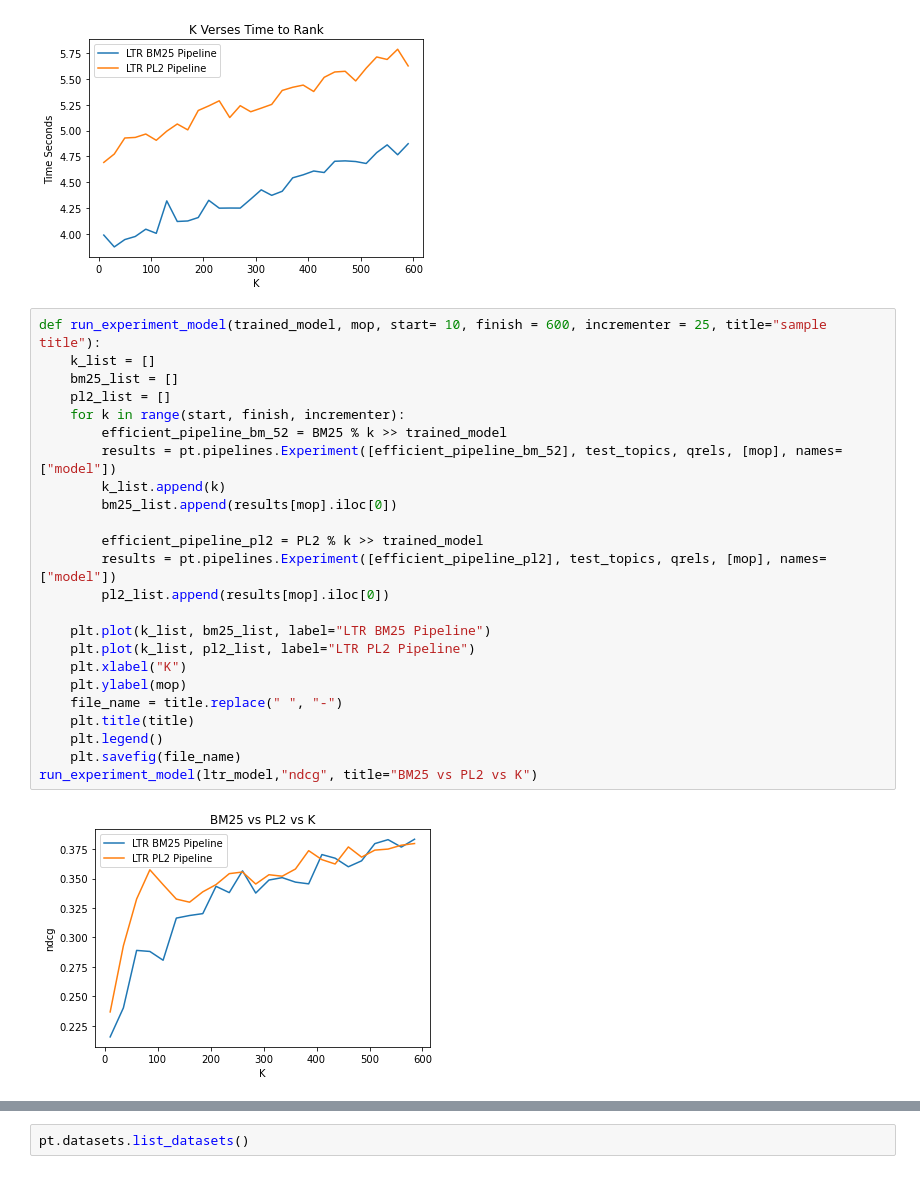
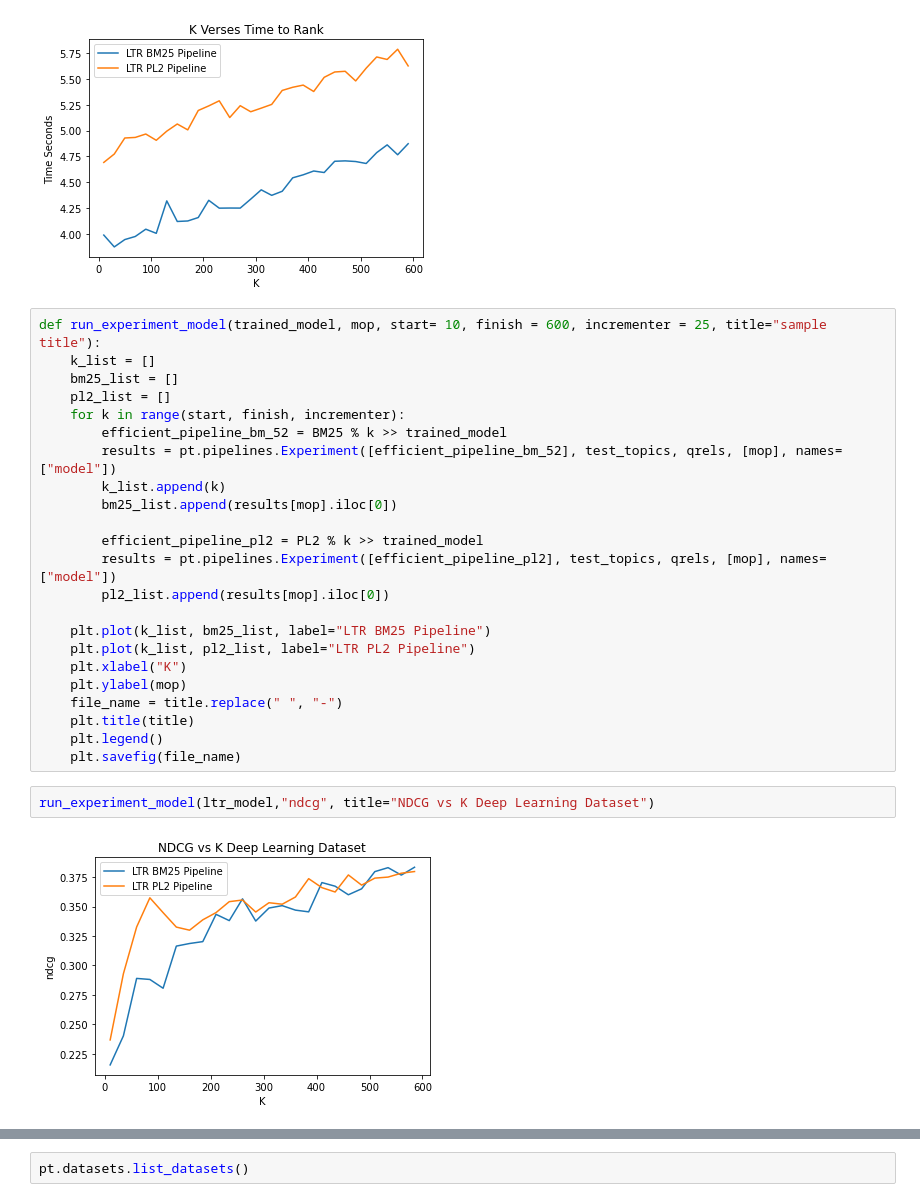
Before and after one commit to bahdaharchive/ir_project_3, a Jupyter notebook: notebooks/k-experiment.ipynb, the cells around one changed output, grey strips where cells are left out. Drawn from its saved outputs; the diff is of its cells as text.

```diff
--- a/notebooks/k-experiment.ipynb
+++ b/notebooks/k-experiment.ipynb
@@ -178,7 +178,8 @@ def run_experiment_model(trained_model, mop, start= 10, finish = 600, incremente
     plt.title(title)
     plt.legend()
     plt.savefig(file_name)
-run_experiment_model(ltr_model,"ndcg", title="BM25 vs PL2 vs K")
-# %% [output]
-[figure, removed]
+# %%
+run_experiment_model(ltr_model,"ndcg", title="NDCG vs K Deep Learning Dataset")
+# %% [output]
+[figure, added]
 # %%
```
Also changed, not shown: parts of 2 cells of this notebook, 2 other files.
